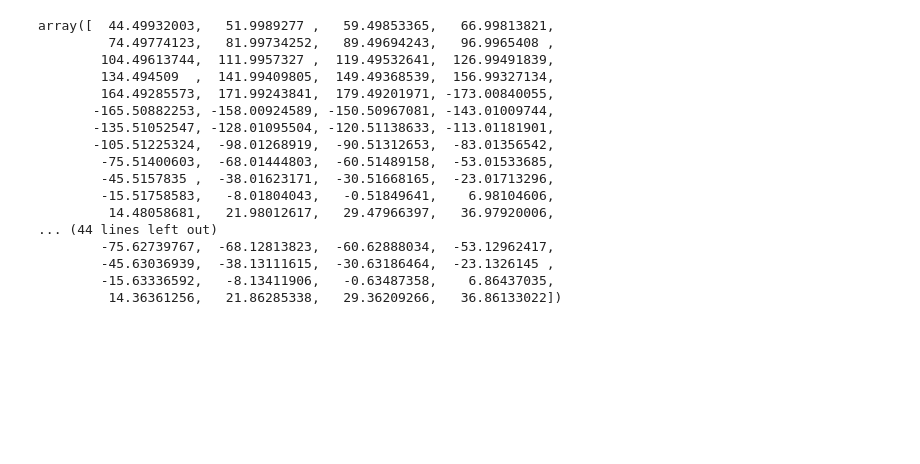
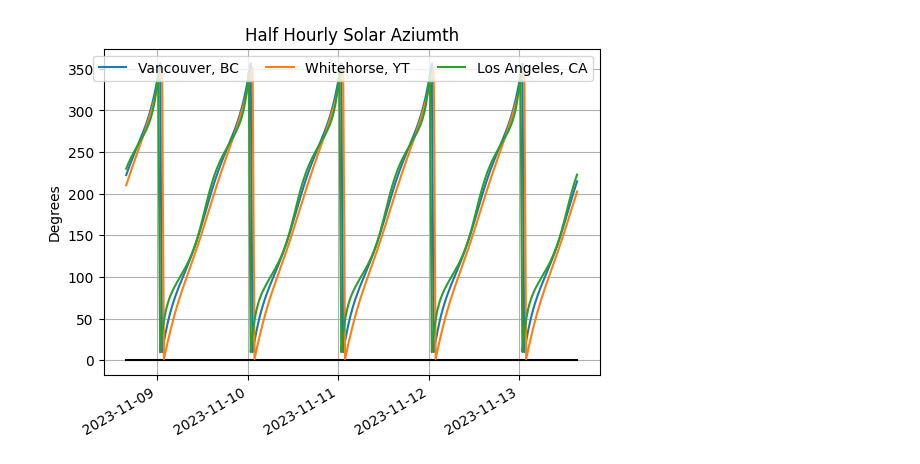
Before and after one commit to June-Skeeter/SunStatistics, a Jupyter notebook: Example_Usage.ipynb, the cells around one changed output. Drawn from its saved outputs; the diff is of its cells as text; code cells hidden in the pictures; blank space fills up the shorter version.

Commit message:
Fixed Aziumth Bug

```diff
--- a/Example_Usage.ipynb
+++ b/Example_Usage.ipynb
@@ -59,20 +59,58 @@ fig.autofmt_xdate()
-# %%
-pos.hour_Angle
-# %% [output]
-array([  44.49932003,   51.9989277 ,   59.49853365,   66.99813821,
-         74.49774123,   81.99734252,   89.49694243,   96.9965408 ,
-        104.49613744,  111.9957327 ,  119.49532641,  126.99491839,
-        134.494509  ,  141.99409805,  149.49368539,  156.99327134,
-        164.49285573,  171.99243841,  179.49201971, -173.00840055,
-       -165.50882253, -158.00924589, -150.50967081, -143.01009744,
-       -135.51052547, -128.01095504, -120.51138633, -113.01181901,
-       -105.51225324,  -98.01268919,  -90.51312653,  -83.01356542,
-        -75.51400603,  -68.01444803,  -60.51489158,  -53.01533685,
-        -45.5157835 ,  -38.01623171,  -30.51668165,  -23.01713296,
-        -15.51758583,   -8.01804043,   -0.51849641,    6.98104606,
-         14.48058681,   21.98012617,   29.47966397,   36.97920006,
-... (44 lines left out)
-        -75.62739767,  -68.12813823,  -60.62888034,  -53.12962417,
-        -45.63036939,  -38.13111615,  -30.63186464,  -23.1326145 ,
-        -15.63336592,   -8.13411906,   -0.63487358,    6.86437035,
-         14.36361256,   21.86285338,   29.36209266,   36.86133022])
+# %%
+# pos.hour_Angleimport importlib
+import SunStats as SS
+importlib.reload(SS)
+import datetime as dt
+import pandas as pd
+import numpy as np
+import matplotlib.pyplot as plt
+
+
+now = pd.Timestamp(dt.datetime.now())
+# Input times must be in julian date format
+# This example creates a single day of julian timestamps at 30 minute intervals form the current time
+Range = pd.date_range(now,periods=48*5,freq='30T')
+Times = Range.to_julian_date()
+# Specify a timezone if not using UTC time
+TZ = -7
+
+# Initialize by feeding time and timezone (optional)
+pos = SS.sunPosition(Times,-7)
+
+
+# Specify coordinates
+LAT = 49.2662488953226
+LON = -123.25623071621565
+# Calculate the solar position for given corrdinates
+pos.calc_for_Coords(LAT,LON)
+
+fig = plt.figure()
+plt.plot(Range,pos.Azimuth,label='Vancouver, BC')
+plt.plot(Range,pos.Azimuth*0,color='k')
+
+
+# Specify new coordinates
+LAT = 60.7197
+LON = -135.0523
+# Recalc for the new coordinates
+pos.calc_for_Coords(LAT,LON)
+
+plt.plot(Range,pos.Azimuth,label='Whitehorse, YT')
+
+# Specify new coordinates
+LAT = 34.0522
+LON = -118.22437
+# Recalc for the new coordinates
+pos.calc_for_Coords(LAT,LON)
+
+plt.plot(Range,pos.Azimuth,label='Los Angeles, CA')
+
+# plt.ylim(-90,90)
+plt.grid()
+
+plt.legend(ncol=3)
+plt.title('Half Hourly Solar Aziumth')
+plt.ylabel('Degrees')
+fig.autofmt_xdate()
+# %% [output]
+[figure, added]
```
Also changed, not shown: parts of 1 cell of this notebook.
